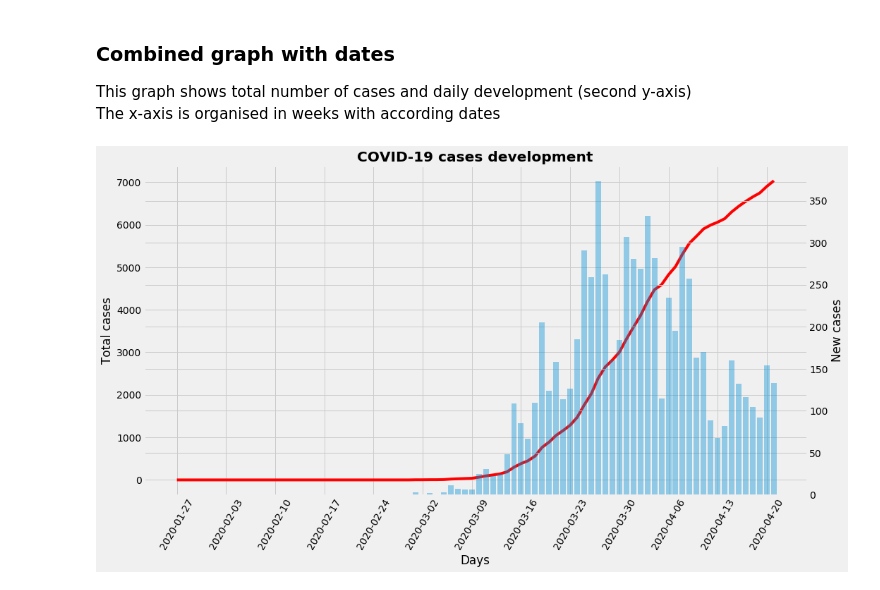
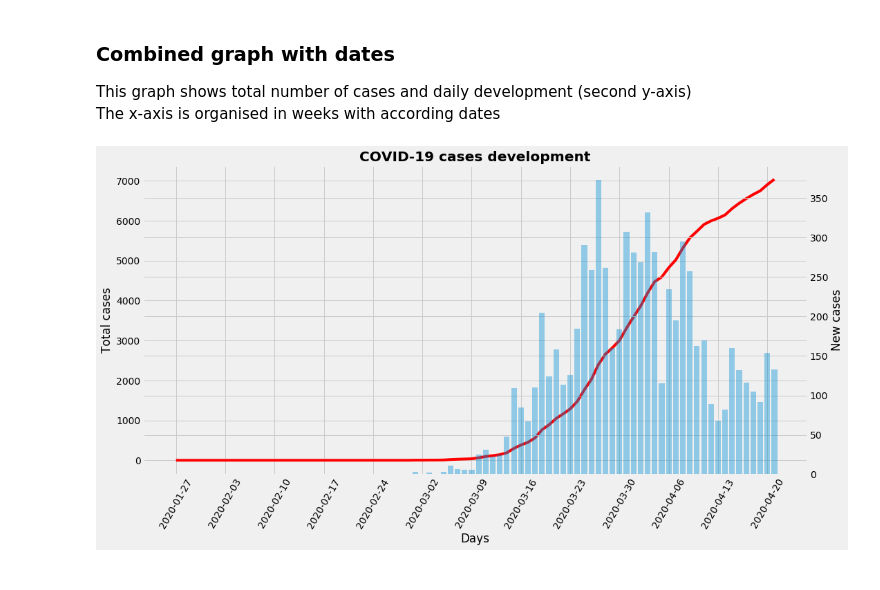
Before and after one commit to krystofh/Covid-Datascience, a Jupyter notebook: COVID_Cases_CZ.ipynb, the cells around one changed output. Drawn from its saved outputs; the diff is of its cells as text; code cells hidden in the pictures.

Commit message:
Added: - plots folder - Code for plotting the combined graph with dates - some comments

```diff
--- a/COVID_Cases_CZ.ipynb
+++ b/COVID_Cases_CZ.ipynb
@@ -82,33 +82,34 @@ cases = pd.read_csv('data/nakaza.csv')
 
 # Create ticks=x-axis labels
 # Start with first day from the datum column and interate by weeks
 day_tick = []      # index of the date's row
 day_tick_name = [] # date as string (cases.datum column)
 i = 0
 for day in cases.datum:
     if i%7==0:  # 7 days steps
         day_tick.append(i)
         day_tick_name.append(day)
     i = i+1
 
 # Plot settings
-fig, ax1 = plt.subplots(figsize = (15,8))
+fig, ax1 = plt.subplots(figsize = (15,8), constrained_layout=True)   # constrained_layout=True needed, otherwise x-ticks cut
 plt.title("COVID-19 cases development", fontweight='heavy')
 plt.xticks(rotation =60)
 
 # Total cases plot
 ax1.set_xlabel("Days")
 ax1.set_ylabel("Total cases")
 ax1.set_xticks(day_tick)
 ax1.set_xticklabels(day_tick_name)
 ax1.plot(days, cases.pocet_celkem, color='red')
 
 # New cases plot
 ax2 = ax1.twinx()   # new axes, second one with shared x
 ax2.set_ylabel("New cases")
 ax2.bar(days, cases.pocet_den, alpha = 0.4)
 
-# Show the plot
+# Show and save the plot
+plt.savefig("plots/combined-cases-graph.png", pad_inches=0.3)
 plt.show()
 # %% [output]
-[figure, old version]
+[figure, new version]
```
Also changed, not shown: 1 other file.
